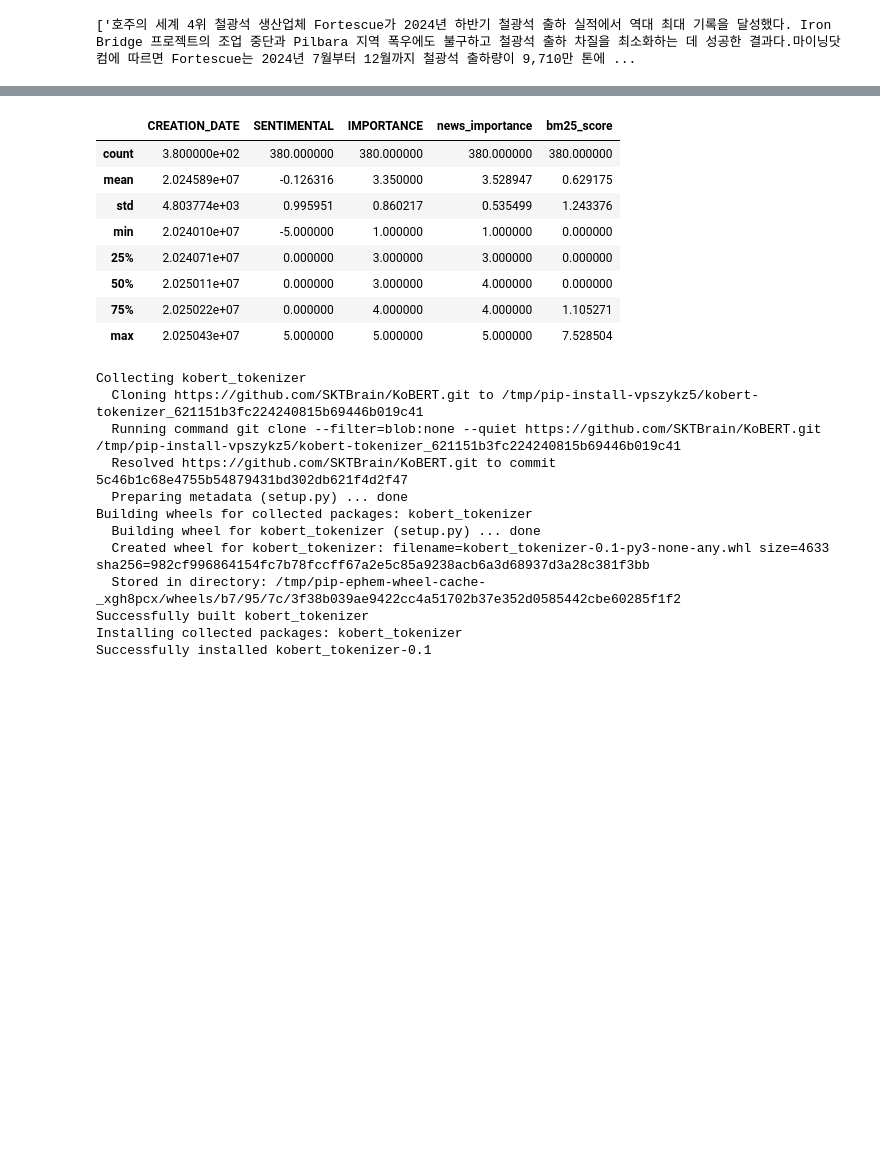
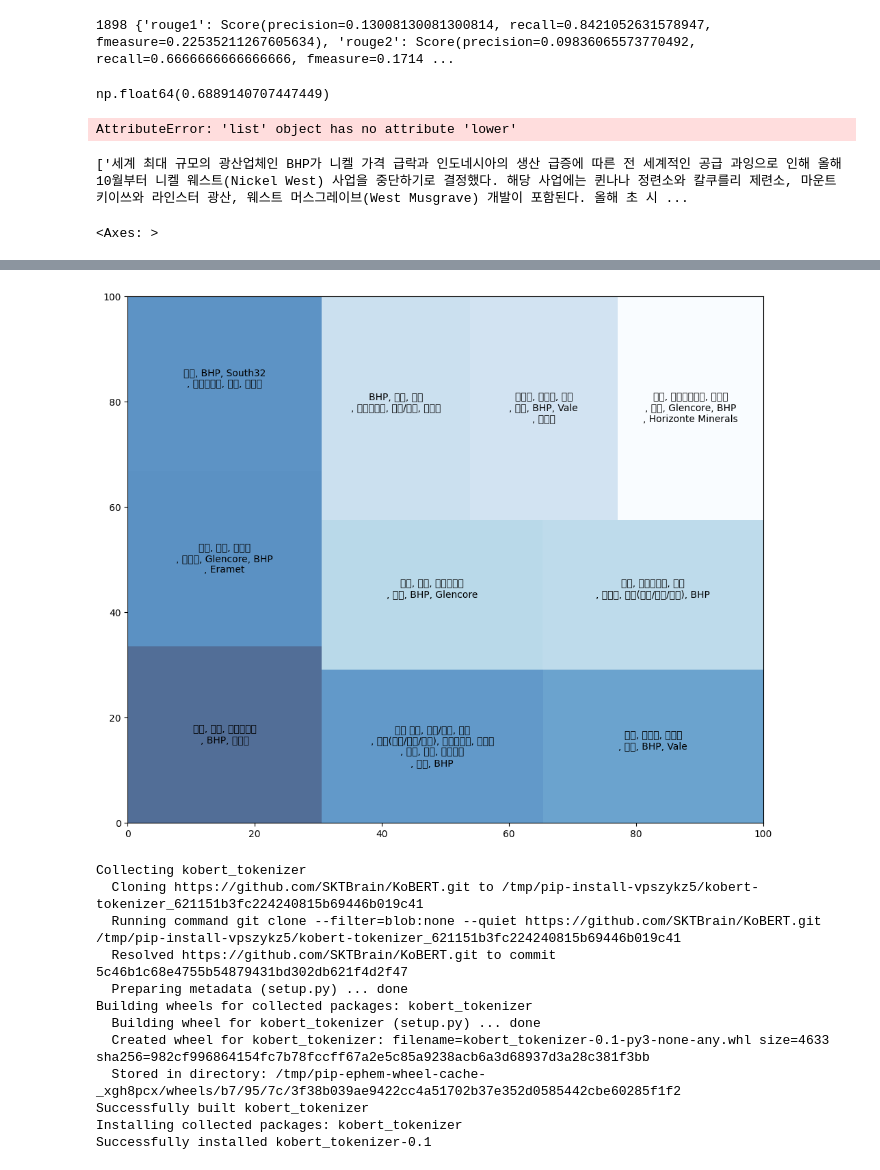
Before and after one commit to ares2012/temp, a Jupyter notebook: modeling2.ipynb, the cells around one changed output, grey strips where cells are left out. Saved outputs shown, nothing was run; the diff lists cells and outputs as text; code cells hidden in the pictures; blank space fills up the shorter version.

```diff
--- a/modeling2.ipynb
+++ b/modeling2.ipynb
@@ -7,0 +62,3 @@ Saving summary_kw_clob2.csv to summary_kw_clob2.csv
+# %%
+df['rouge_score'] = t
+df.to_csv('merged_df_2504_br.csv', index=False)
@@ -8,3 +160,28 @@ Saving summary_kw_clob2.csv to summary_kw_clob2.csv
+# %%
+print(len(rouge_scores), rouge_scores[0])
+# %% [output]
+1898 {'rouge1': Score(precision=0.13008130081300814, recall=0.8421052631578947, fmeasure=0.22535211267605634), 'rouge2': Score(precision=0.09836065573770492, recall=0.6666666666666666, fmeasure=0.1714 ...
+# %%
+tf = pd.DataFrame(rouge_scores)
+
+t = []
+for i in range(len(tf)):
+  t.append(tf['rougeL'][i].recall)
+np.mean(t)
+# %% [output]
+np.float64(0.6889140707447449)
+# %%
+from rouge_score import rouge_scorer
+
+rouge_scores = []
+scorer = rouge_scorer.RougeScorer(['rouge1', 'rouge2', 'rougeL'], use_stemmer=True)
+for i in range(len(sentences)):
+  score = scorer.score(queries, sentences)
+  rouge_scores.append(score)
+
+print(scores)
+# %% [output]
+AttributeError: 'list' object has no attribute 'lower'
 # %%
 # -*- coding: utf-8 -*-
 import matplotlib.pyplot as plt
@@ -54,7 +231,7 @@ tokenized_documents = [tokenizer(str(doc)) for doc in documents]
 bm25 = BM25Okapi(tokenized_documents)
 
 # 쿼리
-query = "철광석 공급망"
+query = "니켈 공급망"
 tokenized_query = tokenizer(query)
 
 # 각 문서와 쿼리 간의 BM25 점수 계산
@@ -72,5 +249,32 @@ print(bm25.get_top_n(tokenized_query, documents, n=2))
 merged_df['bm25_score'] = scores
 # BM25 점수를 기준으로 내림차순 정렬
 sorted_df = merged_df.sort_values(by='bm25_score', ascending=False)
+
+
+import squarify
+
+# BM25 점수를 기준으로 상위 10개의 키워드와 점수를 딕셔너리로 생성
+top_10 = sorted_df.nlargest(10, 'bm25_score')
+top_10['keywords'] = top_10['keywords'].apply(lambda x: ','.join([x.split(',')[i] + ('\n' if (i + 1) % 3 == 0 else '') for i in range(len(x.split(',')))]))
+#top_10['keywords'] = top_10['keywords'].apply(lambda x: '\n'.join([x[i:i+20] for i in range(0, len(x), 20)]))  # 20자 단위로 줄바꿈
+sorted_twos = list(zip(top_10['keywords'], top_10['bm25_score']))
+sorted_dict = dict(sorted_twos)
+
+plt.figure(figsize=(12, 10))
+
+# 빈도값을 0~1까지 값을 갖도록 min-max 표준화
+norm = mpl.colors.Normalize(vmin=min(sorted_dict.values()),
+                            vmax=max(sorted_dict.values()))
+
+# 정규화된 값을 matplotlib의 cm(color map)에서 Blue 에 적용
+colors = [mpl.cm.Blues(norm(value)) for value in sorted_dict.values()]
+
+# squarify 플랏생성(label 단어, 박스 크기는 빈도, 색깔르 cm.Blue, 투명도는 30%
+squarify.plot(label=sorted_dict.keys(),
+              sizes=sorted_dict.values(),
+              color=colors,
+              alpha=.7)
+#plt.show()
 # %% [output]
-['호주의 세계 4위 철광석 생산업체 Fortescue가 2024년 하반기 철광석 출하 실적에서 역대 최대 기록을 달성했다. Iron Bridge 프로젝트의 조업 중단과 Pilbara 지역 폭우에도 불구하고 철광석 출하 차질을 최소화하는 데 성공한 결과다.마이닝닷컴에 따르면 Fortescue는 2024년 7월부터 12월까지 철광석 출하량이 9,710만 톤에 ...
+['세계 최대 규모의 광산업체인 BHP가 니켈 가격 급락과 인도네시아의 생산 급증에 따른 전 세계적인 공급 과잉으로 인해 올해 10월부터 니켈 웨스트(Nickel West) 사업을 중단하기로 결정했다. 해당 사업에는 퀸나나 정련소와 칼쿠를리 제련소, 마운트 키이쓰와 라인스터 광산, 웨스트 머스그레이브(West Musgrave) 개발이 포함된다. 올해 초 시 ...
+<Axes: >
@@ -76,0 +298 @@ sorted_df = merged_df.sort_values(by='bm25_score', ascending=False)
+[figure, added]
@@ -102,15 +299,3 @@ squarify.plot(label=sorted_dict.keys(),
-# %%
-sorted_df.describe()
-# %% [output]
-|  | CREATION_DATE | SENTIMENTAL | IMPORTANCE | news_importance | bm25_score |
-| count | 3.800000e+02 | 380.000000 | 380.000000 | 380.000000 | 380.000000 |
-| mean | 2.024589e+07 | -0.126316 | 3.350000 | 3.528947 | 0.629175 |
-| std | 4.803774e+03 | 0.995951 | 0.860217 | 0.535499 | 1.243376 |
-| min | 2.024010e+07 | -5.000000 | 1.000000 | 1.000000 | 0.000000 |
-| 25% | 2.024071e+07 | 0.000000 | 3.000000 | 3.000000 | 0.000000 |
-| 50% | 2.025011e+07 | 0.000000 | 3.000000 | 4.000000 | 0.000000 |
-| 75% | 2.025022e+07 | 0.000000 | 4.000000 | 4.000000 | 1.105271 |
-| max | 2.025043e+07 | 5.000000 | 5.000000 | 5.000000 | 7.528504 |
 # %%
 !pip install 'git+https://github.com/SKTBrain/KoBERT.git#egg=kobert_tokenizer&subdirectory=kobert_hf'
 # %% [output]
```
Also changed, not shown: parts of 37 cells of this notebook.
